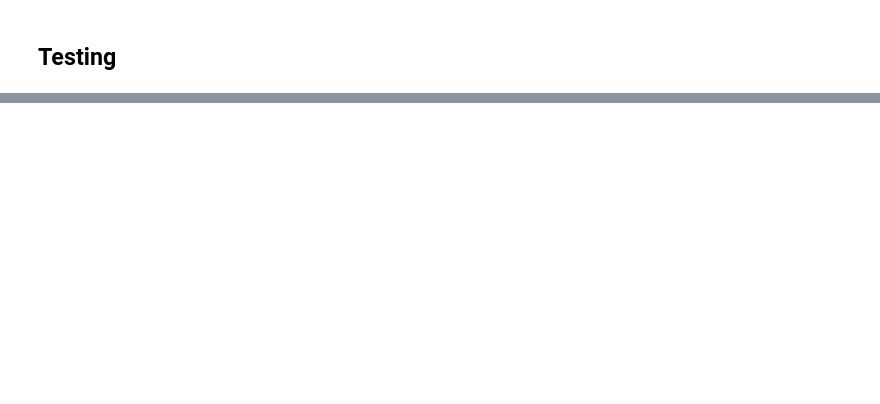
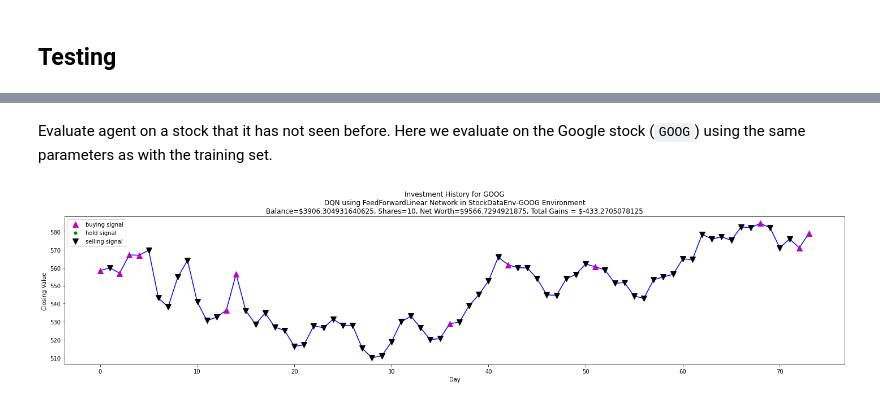
Before and after one commit to zanderman/smart-stock-rl, a Jupyter notebook: jupyter/experiments_dqn.ipynb, the cells around one changed output, grey strips where cells are left out. Cells and saved outputs as stored; diff of their text form; code cells hidden in the pictures; blank space fills up the shorter version.

```diff
--- a/jupyter/experiments_dqn.ipynb
+++ b/jupyter/experiments_dqn.ipynb
@@ -355,0 +399,13 @@ plt.show()
+# %% [markdown]
+Evaluate agent on a stock that it has not seen before. Here we evaluate on the Google stock (`GOOG`) using the same parameters as with the training set.
+# %%
+stock_test = 'goog'
+fig = run_evaluation(
+    agent=agent,
+    stock_name=stock_test,
+    start_balance=start_balance,
+    max_shares=max_shares,
+    start_day=start_day,
+)
+# %% [output]
+[figure, added]
```
Also changed, not shown: parts of 9 cells of this notebook.
